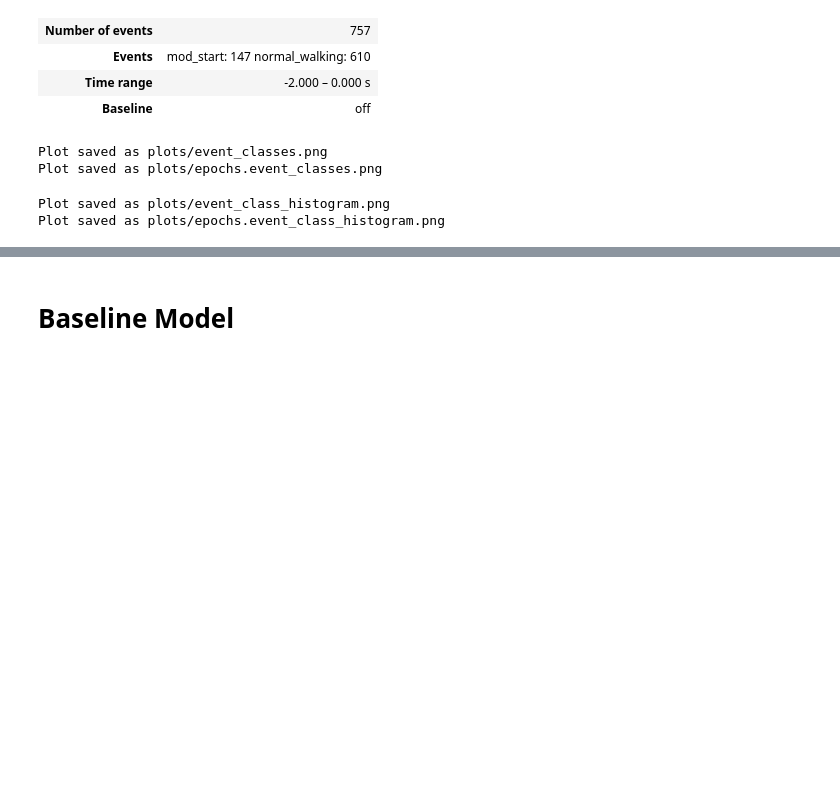
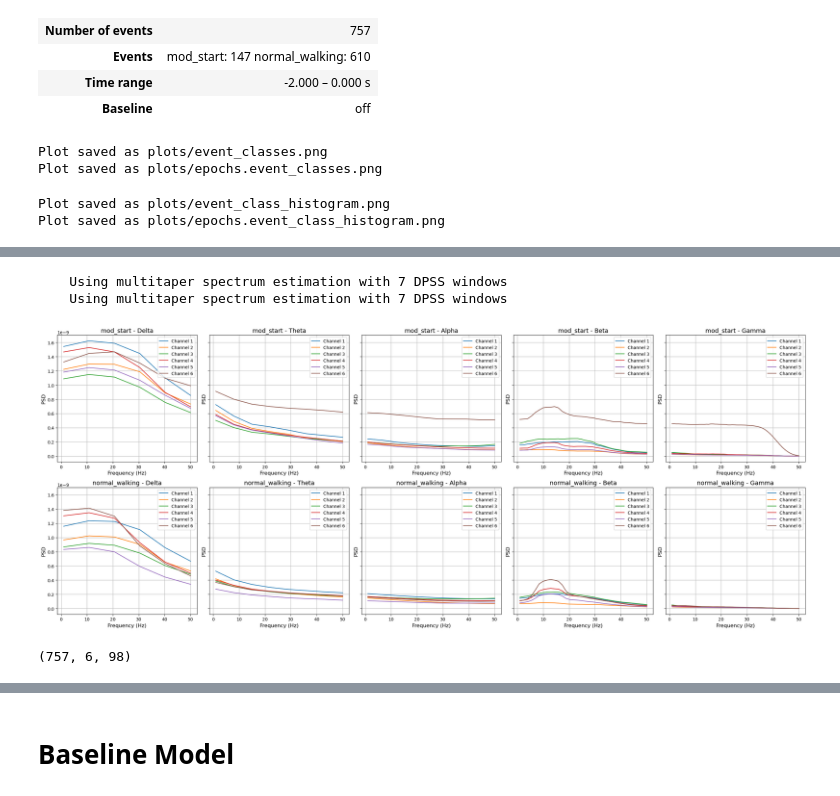
Before and after one commit to orabe/gaitmod, a Jupyter notebook: examples/lfp_all_data copy.ipynb, the cells around one changed output, grey strips where cells are left out. Drawn from its saved outputs; the diff is of its cells as text; code cells hidden in the pictures; blank space fills up the shorter version.

```diff
--- a/examples/lfp_all_data copy.ipynb
+++ b/examples/lfp_all_data copy.ipynb
@@ -284,0 +503,66 @@ Plot saved as plots/epochs.event_class_histogram.png
+# %%
+def visualize_psd_by_class(psd_features_mod, psd_features_norm, freq_bands):
+    """
+    Visualizes the PSD features for each frequency band in two subplots, one for each class (mod_start and normal_walking).
+
+    Parameters:
+    - psd_features_mod: Dictionary for mod_start class with frequency bands as keys and
+                        values as arrays of shape (n_epochs, n_channels, n_frequencies).
+    - psd_features_norm: Dictionary for normal_walking class with frequency bands as keys and
+                         values as arrays of shape (n_epochs, n_channels, n_frequencies).
+    - freq_bands: List or dictionary of frequency bands.
+    """
+    num_bands = len(freq_bands)
+    num_channels_mod = next(iter(psd_features_mod.values())).shape[1]  # Number of channels for mod_start
+    num_channels_norm = next(iter(psd_features_norm.values())).shape[1]  # Number of channels for normal_walking
+
+    fig, axes = plt.subplots(2, num_bands, figsize=(5 * num_bands, 10), sharey=True)
+
+    # Plot PSD for mod_start
+    for i, (band, values_mod) in enumerate(psd_features_mod.items()):
+        mean_psd_mod = values_mod.mean(axis=0)  # Average across epochs for mod_start
+        freqs = np.linspace(1, 50, values_mod.shape[2])  # Example frequency range (adjust as necessary)
+
+        for ch in range(num_channels_mod):
+            axes[0, i].plot(freqs, mean_psd_mod[ch, :], label=f'Channel {ch + 1}')
+
+        # Add titles and labels for mod_start class
+        axes[0, i].set_title(f'mod_start - {band.capitalize()}', fontsize=14)
+        axes[0, i].set_xlabel('Frequency (Hz)', fontsize=12)
+        axes[0, i].set_ylabel('PSD', fontsize=12)
+        axes[0, i].grid(True)
+
+    # Plot PSD for normal_walking
+    for i, (band, values_norm) in enumerate(psd_features_norm.items()):
+        mean_psd_norm = values_norm.mean(axis=0)  # Average across epochs for normal_walking
+        freqs = np.linspace(1, 50, values_norm.shape[2])  # Example frequency range (adjust as necessary)
+
+        for ch in range(num_channels_norm):
+            axes[1, i].plot(freqs, mean_psd_norm[ch, :], label=f'Channel {ch + 1}')
+
+        # Add titles and labels for normal_walking class
+        axes[1, i].set_title(f'normal_walking - {band.capitalize()}', fontsize=14)
+        axes[1, i].set_xlabel('Frequency (Hz)', fontsize=12)
+        axes[1, i].set_ylabel('PSD', fontsize=12)
+        axes[1, i].grid(True)
+
+    # Add legends and adjust layout
+    for ax in axes.flat:
+        ax.legend(loc='upper right')
+
+    plt.tight_layout()
+    plt.show()
+
+# Example usage:
+psd_features_mod_start = extract_band_psd(epochs['mod_start'], freq_bands)
+psd_features_normal_walking = extract_band_psd(epochs['normal_walking'], freq_bands)
+
+visualize_psd_by_class(psd_features_mod_start, psd_features_normal_walking, freq_bands)
+# %% [output]
+    Using multitaper spectrum estimation with 7 DPSS windows
+    Using multitaper spectrum estimation with 7 DPSS windows
+[figure, added]
+# %%
+overall_psd_features.shape
+# %% [output]
+(757, 6, 98)
```
Also changed, not shown: parts of 25 cells of this notebook, 24 other files.
